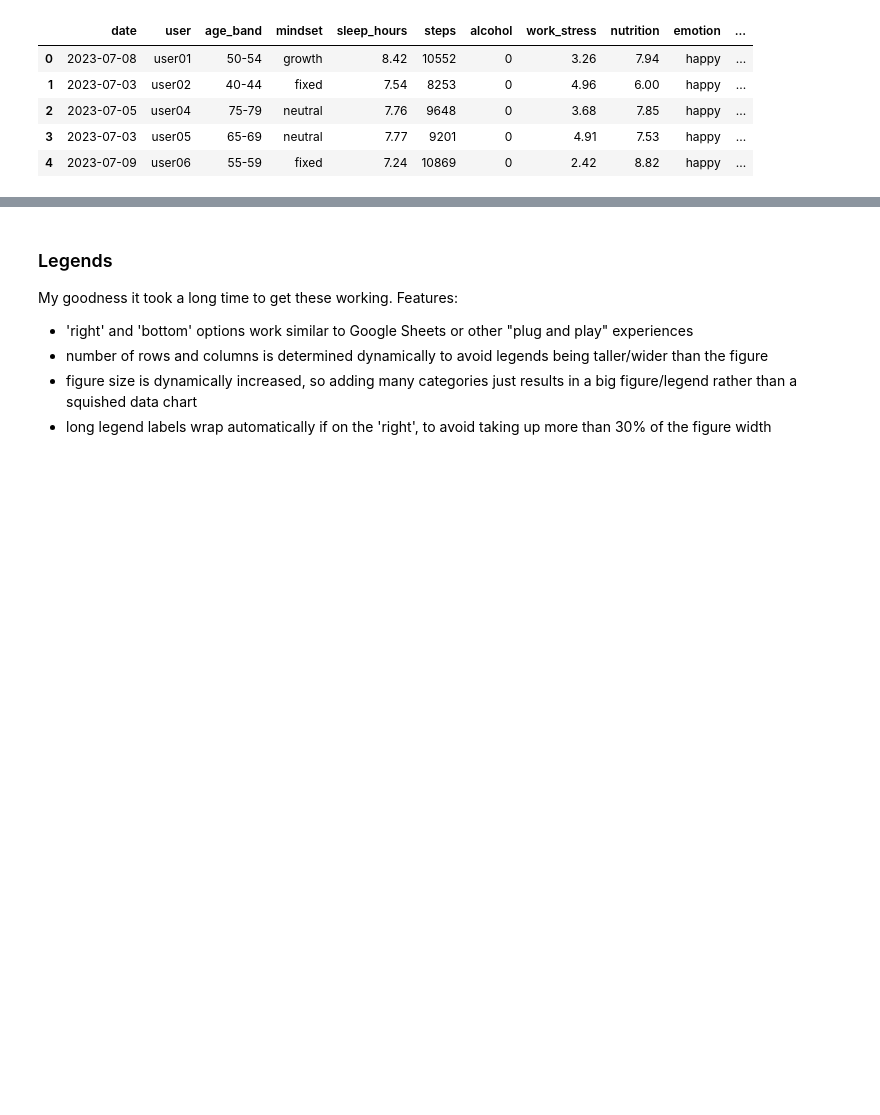
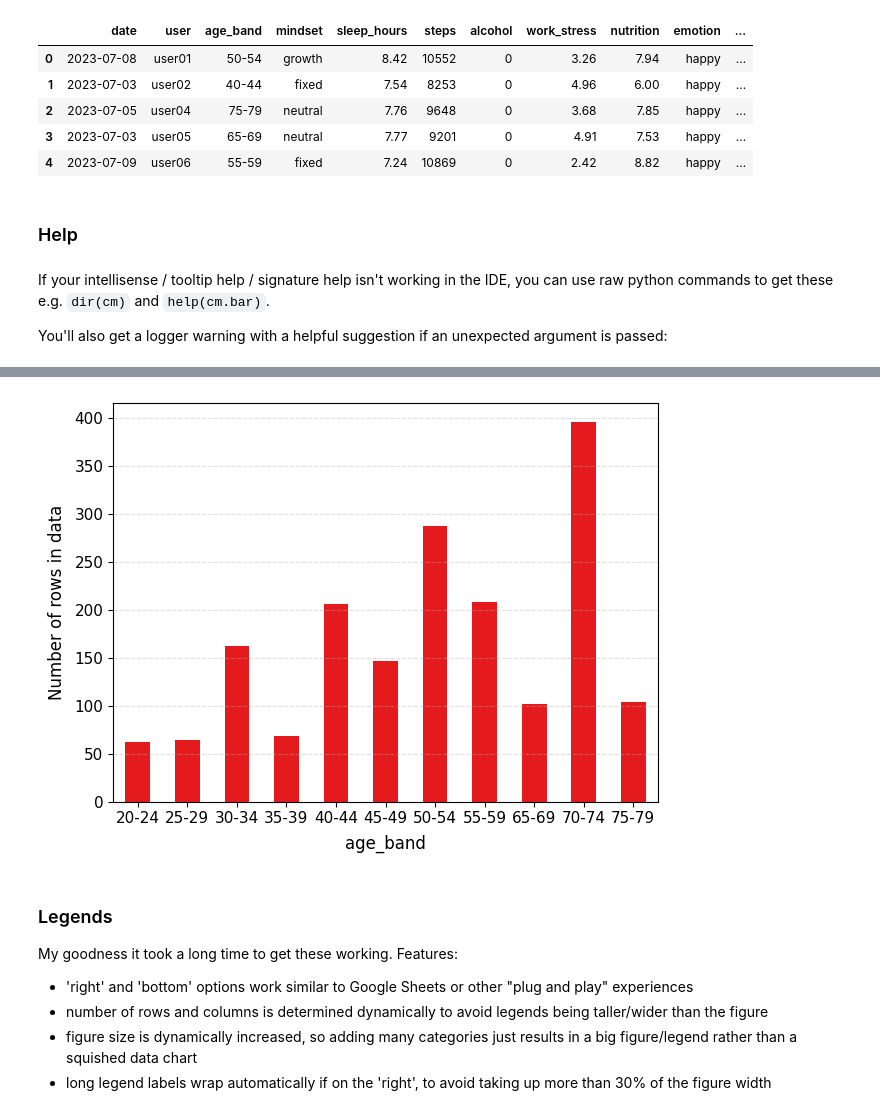
Before and after one commit to alextgould/lazychart, a Jupyter notebook: examples/demo_usage.ipynb, the cells around one changed output, grey strips where cells are left out. Drawn from its saved outputs; the diff is of its cells as text; code cells hidden in the pictures; blank space fills up the shorter version.

```diff
--- a/examples/demo_usage.ipynb
+++ b/examples/demo_usage.ipynb
@@ -52,3 +52,12 @@ cm.sticky(data=df)
 | 2 | 2023-07-05 | user04 | 75-79 | neutral | 7.76 | 9648 | 0 | 3.68 | 7.85 | happy | ... |
 | 3 | 2023-07-03 | user05 | 65-69 | neutral | 7.77 | 9201 | 0 | 4.91 | 7.53 | happy | ... |
 | 4 | 2023-07-09 | user06 | 55-59 | fixed | 7.24 | 10869 | 0 | 2.42 | 8.82 | happy | ... |
+# %% [markdown]
+### Help
+# %% [markdown]
+If your intellisense / tooltip help / signature help isn't working in the IDE, you can use raw python commands to get these e.g. `dir(cm)` and `help(cm.bar)`.
+
+You'll also get a logger warning with a helpful suggestion if an unexpected argument is passed:
+# %%
+cm.bar(x='age_band', group_sort_oops='oops')
+# %% [output]
@@ -55,3 +65,4 @@ cm.sticky(data=df)
+[figure, added]
 # %% [markdown]
 ### Legends
 
```
Also changed, not shown: parts of 18 cells of this notebook, 2 other files.
